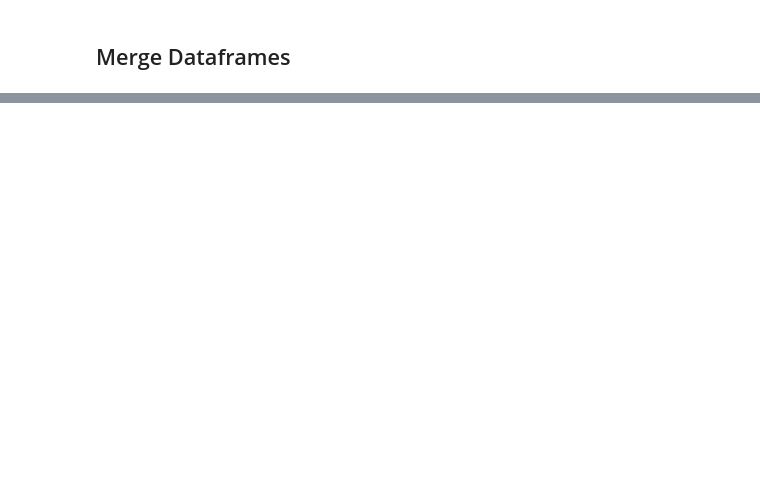
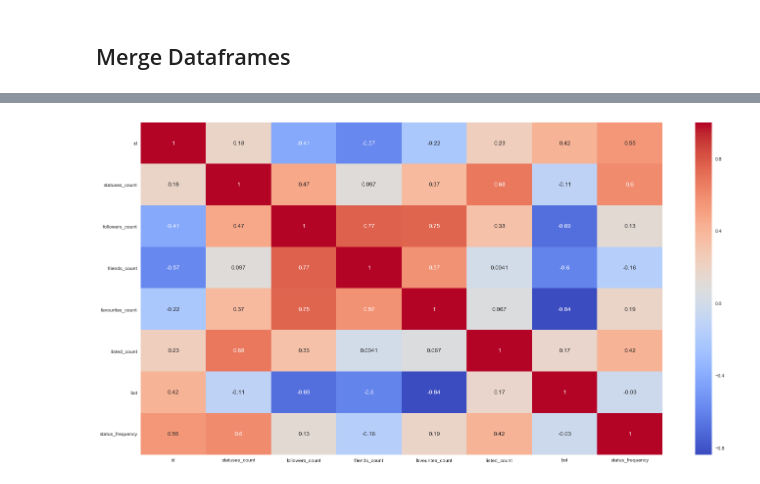
Before and after one commit to ramochoargv/final, a Jupyter notebook: notebooks/bot_analysis.ipynb, the cells around one changed output, grey strips where cells are left out. Saved outputs shown, nothing was run; the diff lists cells and outputs as text; code cells hidden in the pictures; blank space fills up the shorter version.

Commit message:
merged data tables

```diff
--- a/notebooks/bot_analysis.ipynb
+++ b/notebooks/bot_analysis.ipynb
@@ -152,10 +148,9 @@ super_df = pd.DataFrame()
 # merge  dataframes
 def merge_df(df1, df2):
     # clean merged dataframe
+    cat_frame = [df1, df2]
+    concat_frame = pd.concat(cat_frame, ignore_index=True)
 
-
-
-
-
-
-    return df
+    return concat_frame
+# %%
+slick_frame = merge_df(mod_bots_df, mod_hum_df)
@@ -161,0 +166,7 @@ def merge_df(df1, df2):
+# %%
+plt.figure(figsize=(20,10))
+sns.heatmap(slick_frame.corr(method='spearman'), cmap='coolwarm', annot=True)
+plt.tight_layout()
+plt.show()
+# %% [output]
+[figure, added]
```
Also changed, not shown: parts of 11 cells of this notebook.
